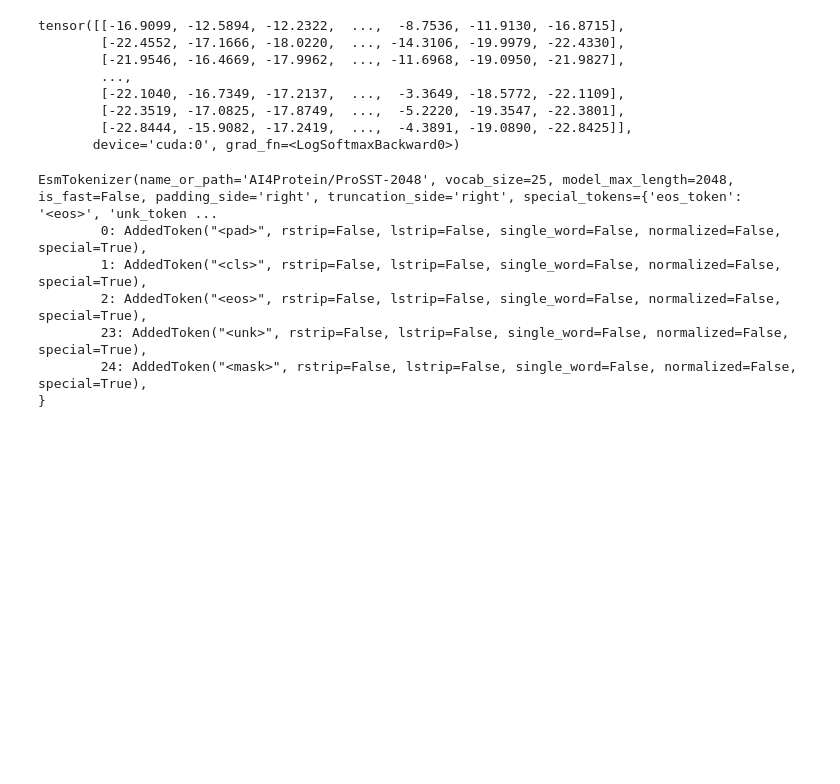
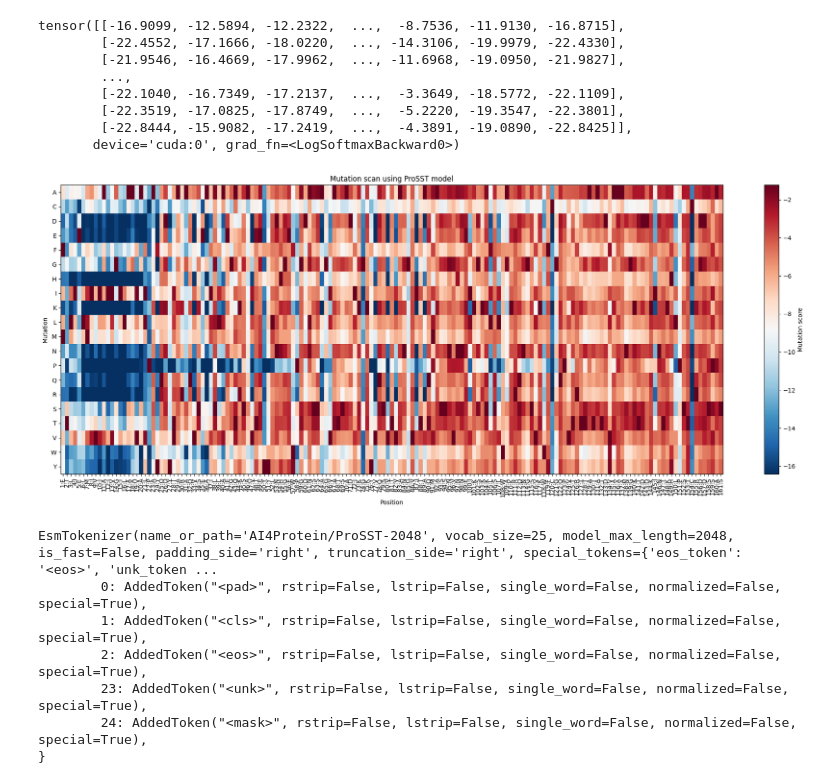
Before and after one commit to Antoninnnn/SSRAP, a Jupyter notebook: VenusREM/compute_fitness.ipynb, the cells around one changed output. Drawn from its saved outputs; the diff is of its cells as text; code cells hidden in the pictures; blank space fills up the shorter version.

```diff
--- a/VenusREM/compute_fitness.ipynb
+++ b/VenusREM/compute_fitness.ipynb
@@ -218,3 +201,49 @@ tensor([[-16.9099, -12.5894, -12.2322,  ...,  -8.7536, -11.9130, -16.8715],
+# %%
+def plot_mutation_scan(mutation_scores: np.ndarray,
+                       sequence: str,
+                       aa_alphabet: list[str],
+                       cmap: str = "RdBu_r",
+                       vmin: float = None,
+                       vmax: float = None) -> None:
+    """
+    Visualize mutation scan results.
+
+    Args:
+        mutation_scores: numpy array of shape (L, 20) containing scores for each mutation
+        sequence: Original protein sequence
+        cmap: Colormap for visualization
+        vmin, vmax: Min and max values for colormap scaling
+    """
+    # aa_alphabet = list("ACDEFGHIKLMNPQRSTVWY")
+    # aa_alphabet = msa_alphabet.all_toks[4:24]
+
+    if vmin is None:
+        vmin = np.percentile(mutation_scores, 5)
+    if vmax is None:
+        vmax = np.percentile(mutation_scores, 95)
+
+    plt.figure(figsize=(20, 8))
+    plt.imshow(mutation_scores.T, cmap=cmap, aspect="auto", vmin=vmin, vmax=vmax)
+
+    # Add labels
+    plt.yticks(np.arange(20), aa_alphabet)
+    plt.xlabel("Position")
+    plt.ylabel("Mutation")
+
+    # Add tick marks for each position
+    plt.xticks(np.arange(len(sequence)),
+              [f"{i+1}:{aa}" for i, aa in enumerate(sequence)])
+    plt.xticks(rotation=90)
+
+    plt.colorbar(label="Mutation score")
+    plt.title("Mutation scan using ProSST model")
+    plt.tight_layout()
+    plt.savefig("mutation_scan.png", dpi=300)
+    plt.show()
+# %%
+plot_mutation_scan(logits.cpu().detach().numpy()[:,3:-2], sequence, aa_alphabet=list("ACDEFGHIKLMNPQRSTVWY"))
+# %% [output]
+[figure, added]
 # %%
 tokenizer
 # %% [output]
```
Also changed, not shown: parts of 2 cells of this notebook, 7 other files.
